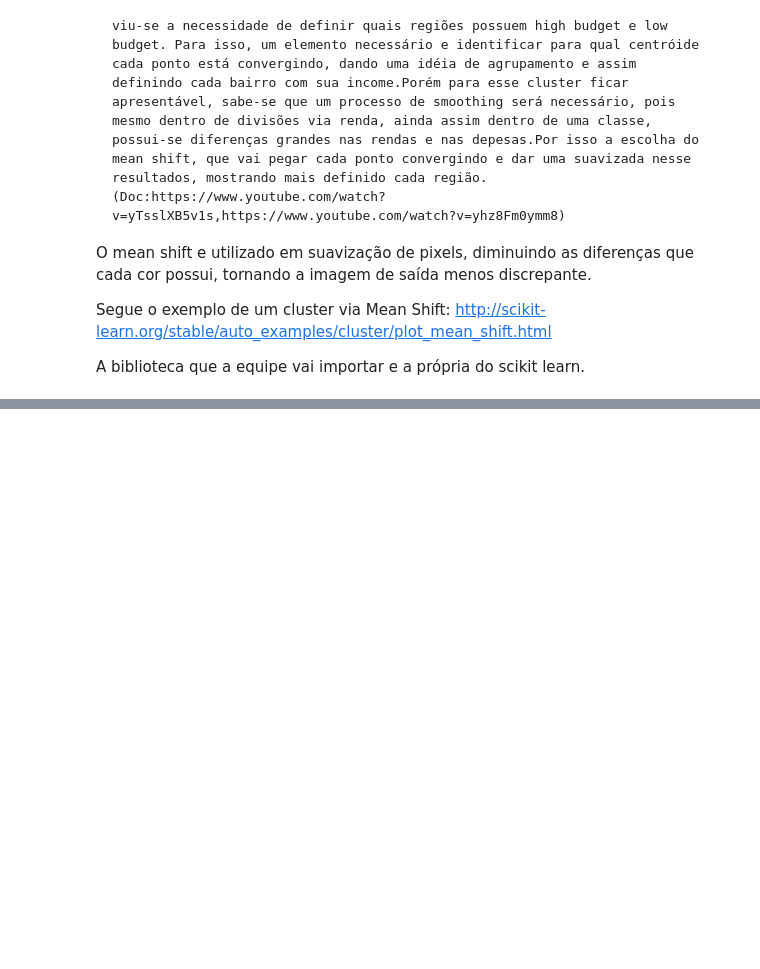
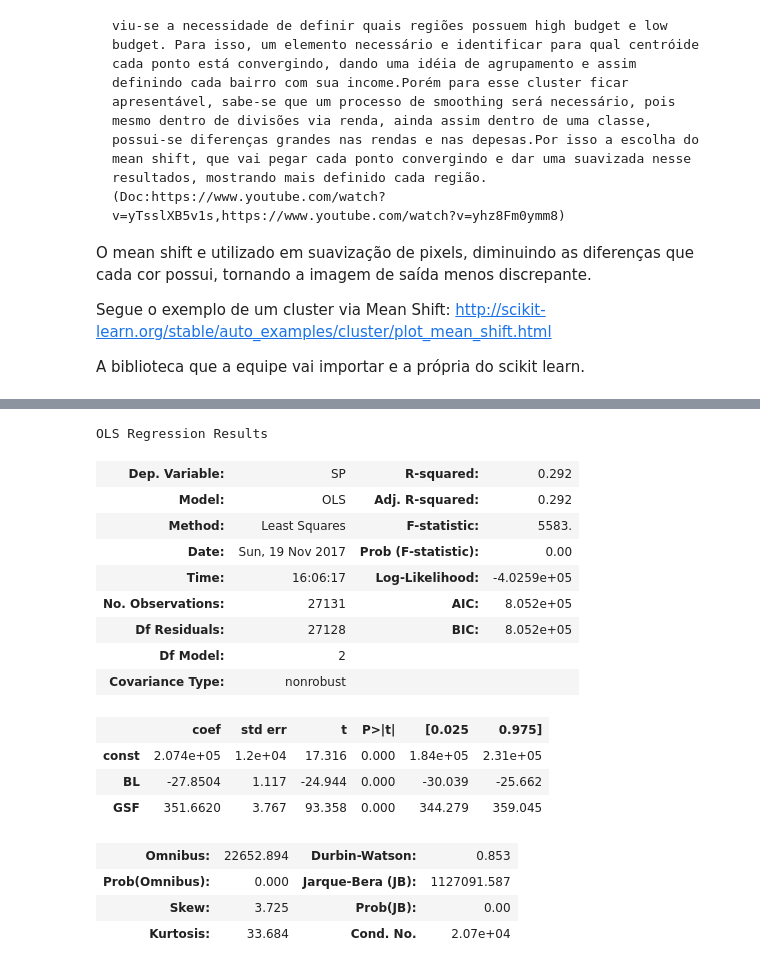
Before and after one commit to AntonioAndraues/Pj3_Ciencia_dos_Dados, a Jupyter notebook: Projeto+3+ (1).ipynb, the cells around one changed output, grey strips where cells are left out. Saved outputs shown, nothing was run; the diff lists cells and outputs as text; code cells hidden in the pictures; blank space fills up the shorter version.

```diff
--- a/Projeto+3+ (1).ipynb
+++ b/Projeto+3+ (1).ipynb
@@ -272,0 +280,28 @@ plt.show()
+# %%
+
+Z = df['SP']
+Y = df[['BL','GSF']]
+Y = sm.add_constant(Y)
+
+model = sm.OLS(Z,Y)
+results = model.fit()
+results.summary()
+# %% [output]
+OLS Regression Results
+| Dep. Variable: | SP | R-squared: | 0.292 |
+| Model: | OLS | Adj. R-squared: | 0.292 |
+| Method: | Least Squares | F-statistic: | 5583. |
+| Date: | Sun, 19 Nov 2017 | Prob (F-statistic): | 0.00 |
+| Time: | 16:06:17 | Log-Likelihood: | -4.0259e+05 |
+| No. Observations: | 27131 | AIC: | 8.052e+05 |
+| Df Residuals: | 27128 | BIC: | 8.052e+05 |
+| Df Model: | 2 |  |  |
+| Covariance Type: | nonrobust |  |  |
+|  | coef | std err | t | P>|t| | [0.025 | 0.975] |
+| const | 2.074e+05 | 1.2e+04 | 17.316 | 0.000 | 1.84e+05 | 2.31e+05 |
+| BL | -27.8504 | 1.117 | -24.944 | 0.000 | -30.039 | -25.662 |
+| GSF | 351.6620 | 3.767 | 93.358 | 0.000 | 344.279 | 359.045 |
+| Omnibus: | 22652.894 | Durbin-Watson: | 0.853 |
+| Prob(Omnibus): | 0.000 | Jarque-Bera (JB): | 1127091.587 |
+| Skew: | 3.725 | Prob(JB): | 0.00 |
+| Kurtosis: | 33.684 | Cond. No. | 2.07e+04 |
```
Also changed, not shown: parts of 17 cells of this notebook.
